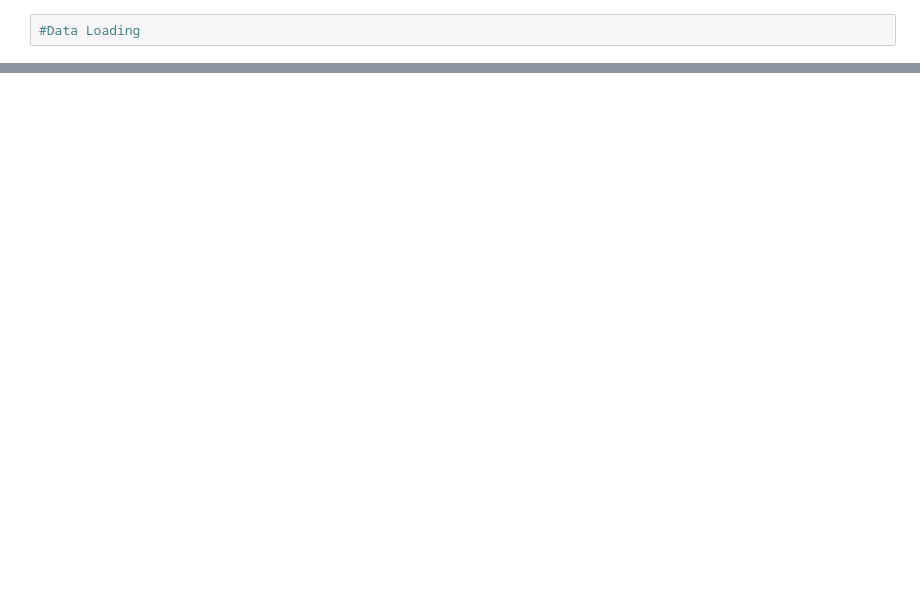
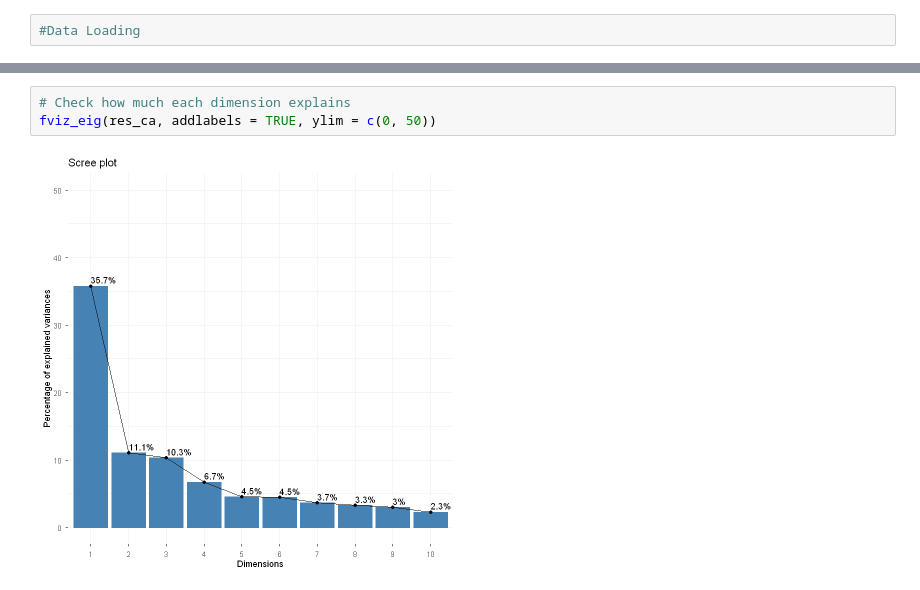
Before and after one commit to Thethomasbutnottheleast/Steam-Analyse, a Jupyter notebook: explo_steam.ipynb, the cells around one changed output, grey strips where cells are left out. Saved outputs shown, nothing was run; the diff lists cells and outputs as text; blank space fills up the shorter version.

```diff
--- a/explo_steam.ipynb
+++ b/explo_steam.ipynb
@@ -134,0 +230,5 @@ A data.frame: 40 × 4
+# %%
+# Check how much each dimension explains
+fviz_eig(res_ca, addlabels = TRUE, ylim = c(0, 50))
+# %% [output]
+[figure, added]
```
Also changed, not shown: parts of 71 cells of this notebook.
